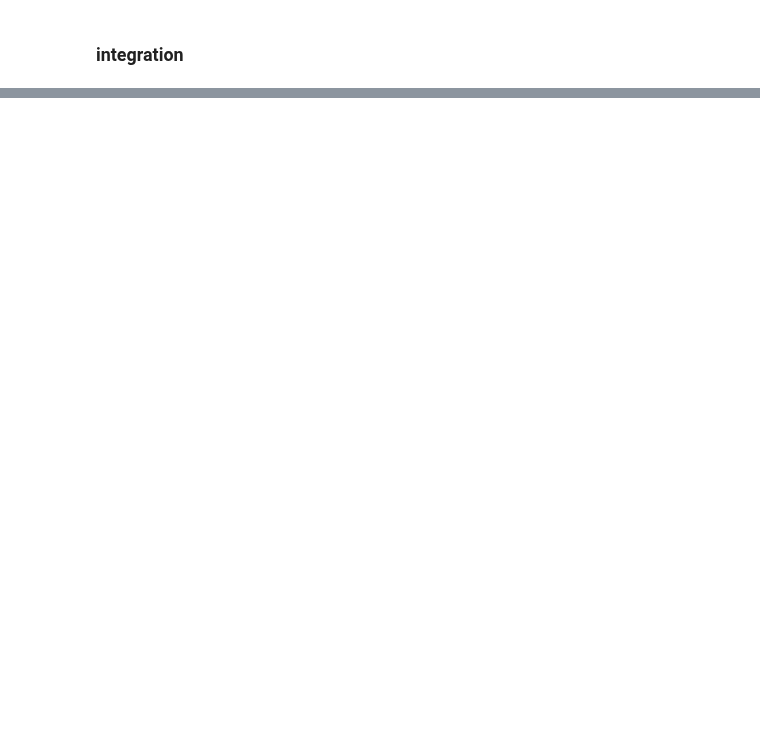
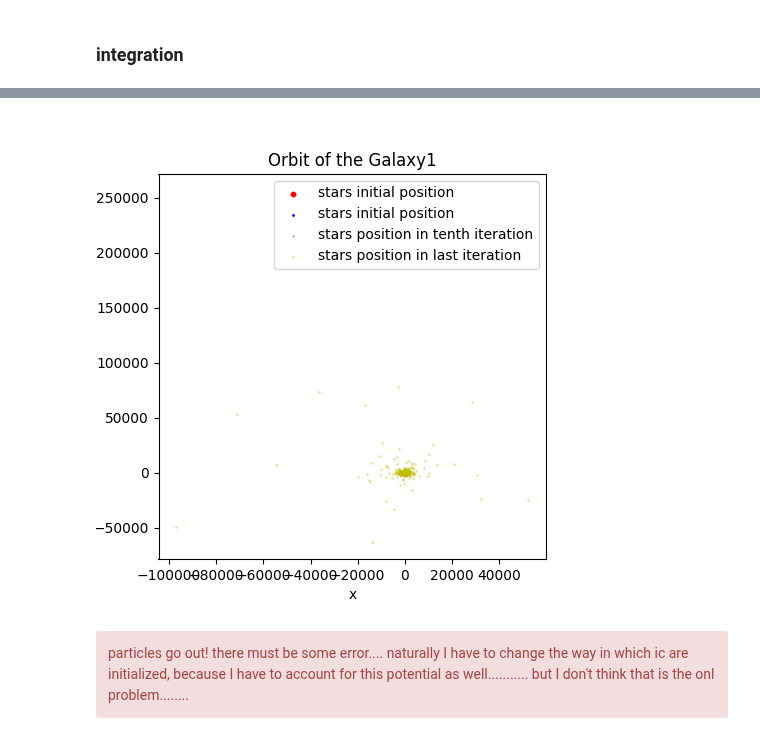
Before and after one commit to giadaaggio/compastro_23, a Jupyter notebook: GAMALOS/potential_trials.ipynb, the cells around one changed output, grey strips where cells are left out. Cells and saved outputs as stored; diff of their text form; code cells hidden in the pictures; blank space fills up the shorter version.

```diff
--- a/GAMALOS/potential_trials.ipynb
+++ b/GAMALOS/potential_trials.ipynb
@@ -294,0 +306,19 @@ plt.show()
+# %%
+#let us make a plot
+plt.figure(figsize=(5,5))
+plt.scatter(path[0,1:,0], path[0,1:,1], s=10, color='r', label='stars initial position', zorder=1)
+plt.scatter(path[1,1:,0], path[1,1:,1], s=1, color='b', label='stars initial position', zorder=1)
+plt.scatter(path[2,1:,0], path[2,1:,1], s=0.1, color='g', label='stars position in tenth iteration', zorder=1)
+plt.scatter(path[-1,1:,0], path[-1,1:,1], s=0.1, color='y', label='stars position in last iteration', zorder=1)
+#plt.scatter(path[0,0,0], path[0,0,1], s=10, color='b', label='GC initial position', zorder=1)
+plt.xlabel('x')
+plt.ylabel('y')
+plt.title('Orbit of the Galaxy1')
+plt.legend(loc='upper right')
+plt.show()
+# %% [output]
+[figure, added]
+# %% [markdown]
+<div class='alert alert-danger' role='alert'>
+particles go out! there must be some error.... naturally I have to change the way in which ic are initialized, because I have to account for this potential as well........... but I don't think that is the onl problem........
+</div>
```
Also changed, not shown: parts of 5 cells of this notebook, 1 other file.
